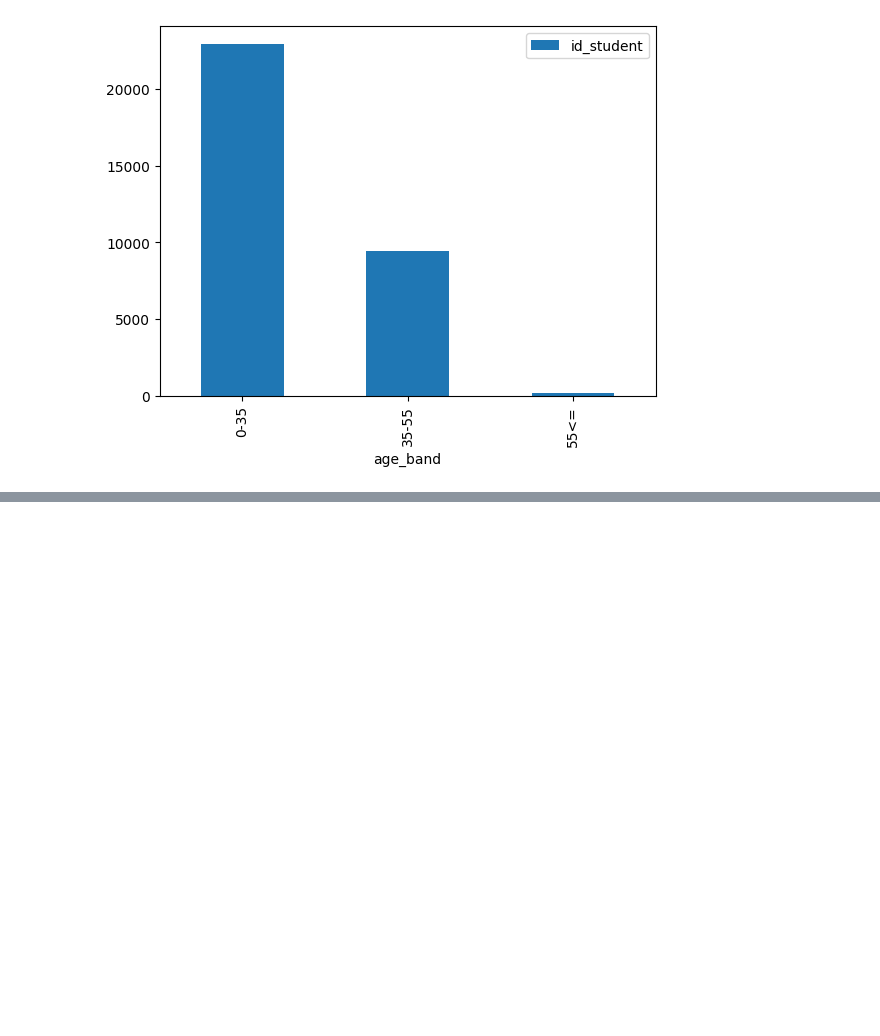
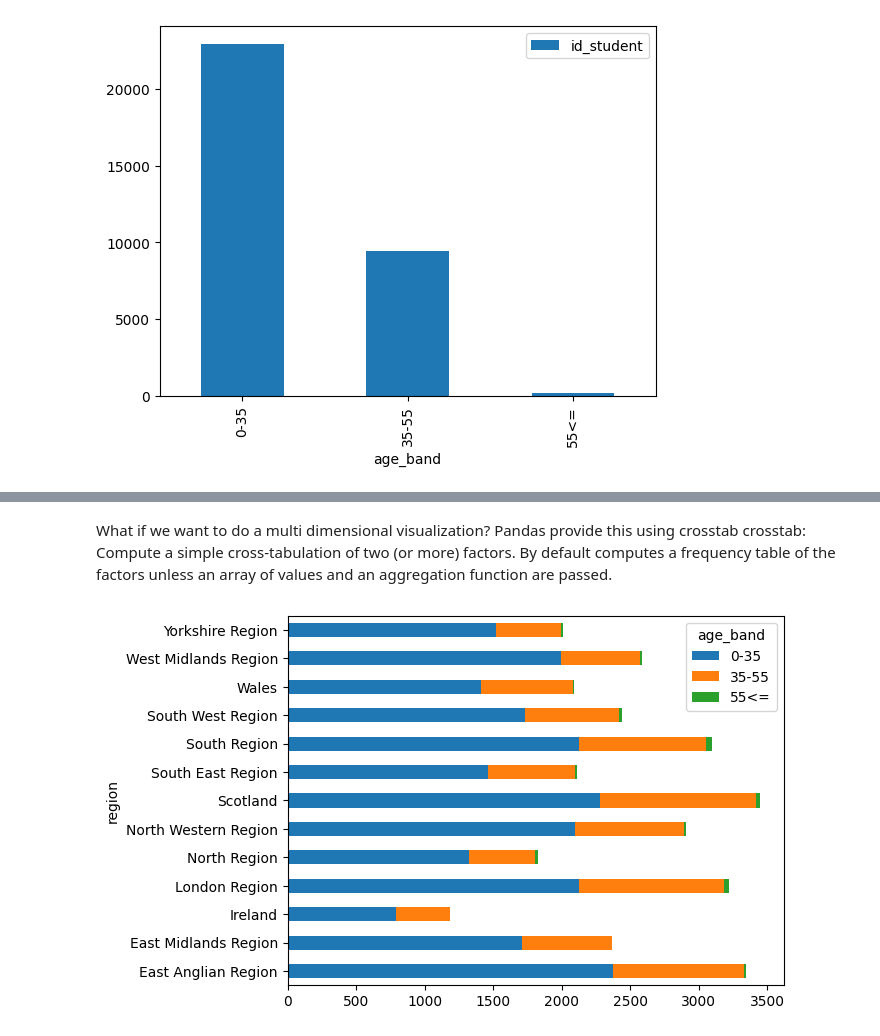
Before and after one commit to Faiz-Hussain650/Faiz_Project-, a Jupyter notebook: Final_Project_Hardware_and_Software.ipynb, the cells around one changed output, grey strips where cells are left out. Cells and saved outputs as stored; diff of their text form; code cells hidden in the pictures; blank space fills up the shorter version.

```diff
--- a/Final_Project_Hardware_and_Software.ipynb
+++ b/Final_Project_Hardware_and_Software.ipynb
@@ -190,0 +196,11 @@ studentInfo_df[['id_student', 'age_band']].groupby(by='age_band').count().plot.b
+# %% [markdown]
+
+
+What if we want to do a multi dimensional visualization?
+Pandas provide this using crosstab
+crosstab: Compute a simple cross-tabulation of two (or more) factors. By default computes a frequency table of the factors
+unless an array of values and an aggregation function are passed.
+# %%
+pd.crosstab(studentInfo_df.region, studentInfo_df.age_band).plot.barh(stacked = True);
+# %% [output]
+[figure, added]
```
Also changed, not shown: parts of 4 cells of this notebook.
